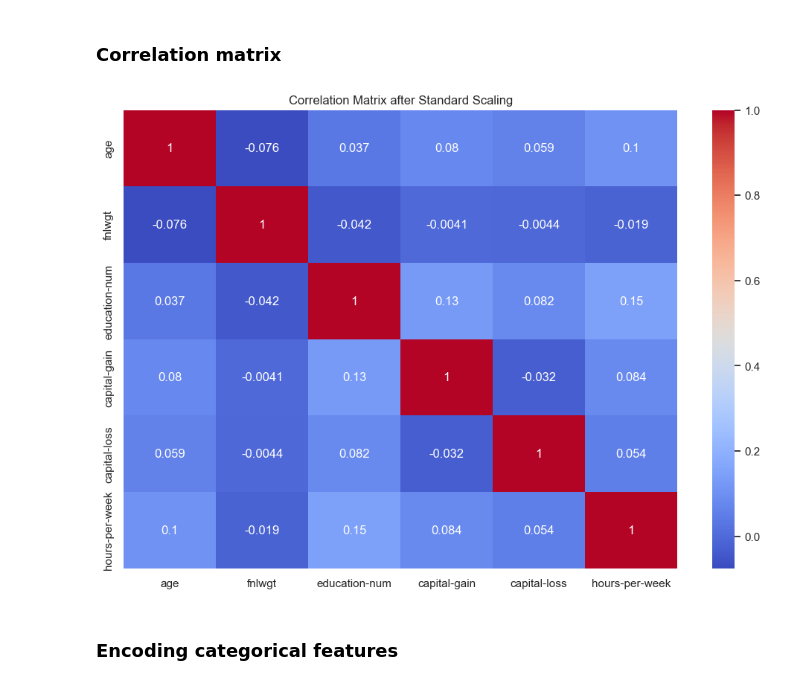
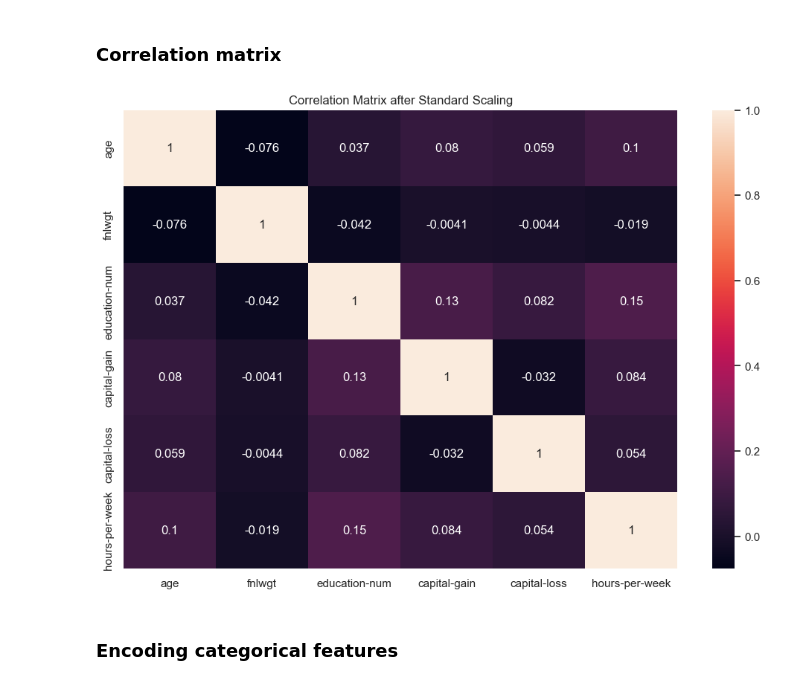
Before and after one commit to nikoyasam/MachineLearningCW, a Jupyter notebook: machine learninng/naive bayes.ipynb, the cells around one changed output. Saved outputs shown, nothing was run; the diff lists cells and outputs as text; code cells hidden in the pictures.

```diff
--- a/machine learninng/naive bayes.ipynb
+++ b/machine learninng/naive bayes.ipynb
@@ -319,9 +306,6 @@ plt.show()
 # %% [output]
 [figure]
 # %%
-# Set the style of the plots
-sns.set(style="whitegrid")
-
 # Define colors for income groups
 under50K_color = 'orange'
 over50K_color = 'blue'
@@ -336,9 +320,6 @@ plt.show()
 # %% [output]
 [figure]
 # %%
-# Set the style of the plots
-sns.set(style="whitegrid")
-
 # Define colors for income groups
 under50K_color = 'orange'
 over50K_color = 'blue'
@@ -353,9 +334,6 @@ plt.show()
 # %% [output]
 [figure]
 # %%
-# Set the style of the plots
-sns.set(style="whitegrid")
-
 # Define colors for income groups
 under50K_color = 'orange'
 over50K_color = 'blue'
@@ -370,9 +348,6 @@ plt.show()
 # %% [output]
 [figure]
 # %%
-# Set the style of the plots
-sns.set(style="whitegrid")
-
 # Define colors for income groups
 under50K_color = 'orange'
 over50K_color = 'blue'
@@ -548,17 +523,17 @@ plt.show()
 # %%
 # Selecting only numeric columns
 numeric_columns = final_scaled_data.select_dtypes(include=['int64', 'float64'])
 
 # Calculate correlation matrix
-correlation_matrix = numeric_columns.corr(method='pearson')
+matrix_cor = numeric_columns.corr(method='pearson')
 
 # Display correlation matrix as heatmap
 plt.figure(figsize=(12, 8))
-sns.heatmap(correlation_matrix, annot=True, cmap='coolwarm')
+sns.heatmap(matrix_cor, annot=True)
 plt.title("Correlation Matrix after Standard Scaling")
 plt.show()
 # %% [output]
-[figure, old version]
+[figure, new version]
 # %% [markdown]
 ### Encoding categorical features
 # %%
```
Also changed, not shown: parts of 20 cells of this notebook, 1 other file.
